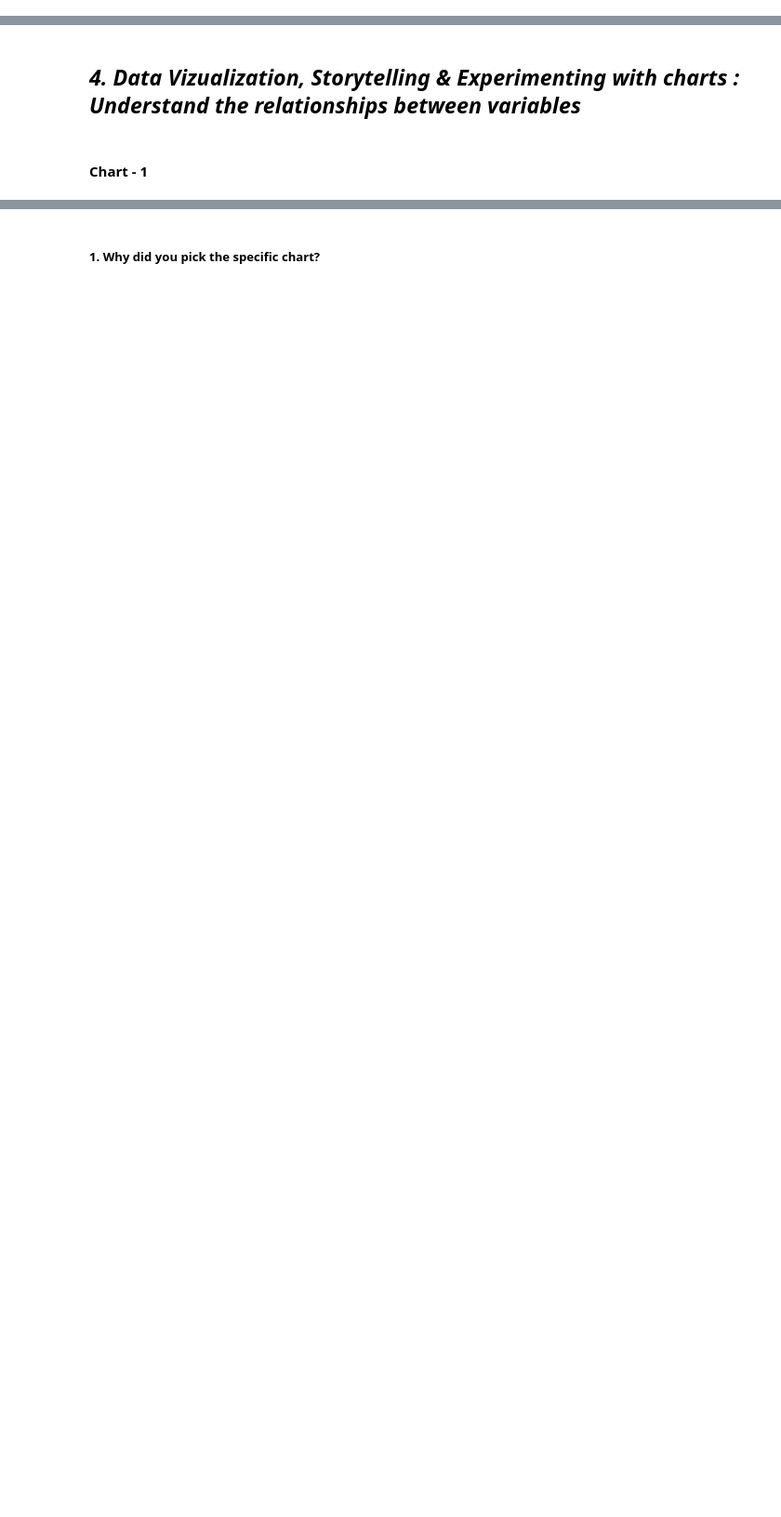
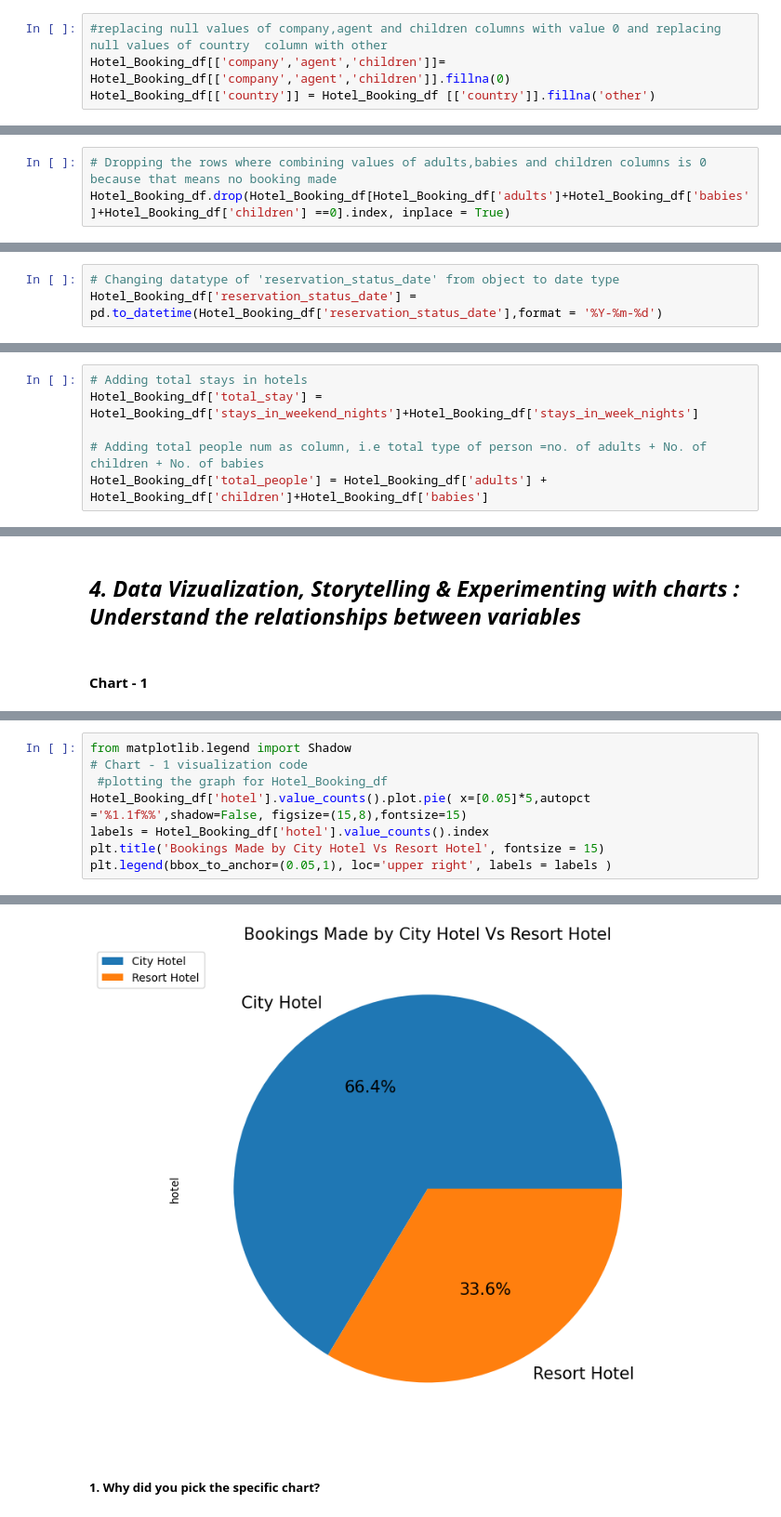
Before and after one commit to swapnalishamrao/EDA-Hotel_booking_Analysis, a Jupyter notebook: EDA_capstone_project.ipynb, the cells around one changed output, grey strips where cells are left out. Shown at 93% size. Drawn from its saved outputs; the diff is of its cells as text; blank space fills up the shorter version.

```diff
--- a/EDA_capstone_project.ipynb
+++ b/EDA_capstone_project.ipynb
@@ -242,0 +443,4 @@ for variable in Hotel_Booking_df.columns.tolist():
+# %%
+#replacing null values of company,agent and children columns with value 0 and replacing null values of country  column with other
+Hotel_Booking_df[['company','agent','children']]= Hotel_Booking_df[['company','agent','children']].fillna(0)
+Hotel_Booking_df[['country']] = Hotel_Booking_df [['country']].fillna('other')
@@ -242,0 +467,3 @@ for variable in Hotel_Booking_df.columns.tolist():
+# %%
+# Dropping the rows where combining values of adults,babies and children columns is 0 because that means no booking made
+Hotel_Booking_df.drop(Hotel_Booking_df[Hotel_Booking_df['adults']+Hotel_Booking_df['babies']+Hotel_Booking_df['children'] ==0].index, inplace = True)
@@ -242,0 +472,3 @@ for variable in Hotel_Booking_df.columns.tolist():
+# %%
+# Changing datatype of 'reservation_status_date' from object to date type
+Hotel_Booking_df['reservation_status_date'] = pd.to_datetime(Hotel_Booking_df['reservation_status_date'],format = '%Y-%m-%d')
@@ -242,0 +477,6 @@ for variable in Hotel_Booking_df.columns.tolist():
+# %%
+# Adding total stays in hotels
+Hotel_Booking_df['total_stay'] = Hotel_Booking_df['stays_in_weekend_nights']+Hotel_Booking_df['stays_in_week_nights']
+
+# Adding total people num as column, i.e total type of person =no. of adults + No. of children + No. of babies
+Hotel_Booking_df['total_people'] = Hotel_Booking_df['adults'] + Hotel_Booking_df['children']+Hotel_Booking_df['babies']
@@ -252,0 +516,9 @@ Answer Here.
+# %%
+from matplotlib.legend import Shadow
+# Chart - 1 visualization code
+ #plotting the graph for Hotel_Booking_df
+Hotel_Booking_df['hotel'].value_counts().plot.pie( x=[0.05]*5,autopct ='%1.1f%%',shadow=False, figsize=(15,8),fontsize=15)
+labels = Hotel_Booking_df['hotel'].value_counts().index
+plt.title('Bookings Made by City Hotel Vs Resort Hotel', fontsize = 15)
+plt.legend(bbox_to_anchor=(0.05,1), loc='upper right', labels = labels )
+# %% [output]
@@ -253,2 +526,3 @@ Answer Here.
+[figure, added]
 # %% [markdown]
 ##### 1. Why did you pick the specific chart?
```
Also changed, not shown: parts of 61 cells of this notebook.
